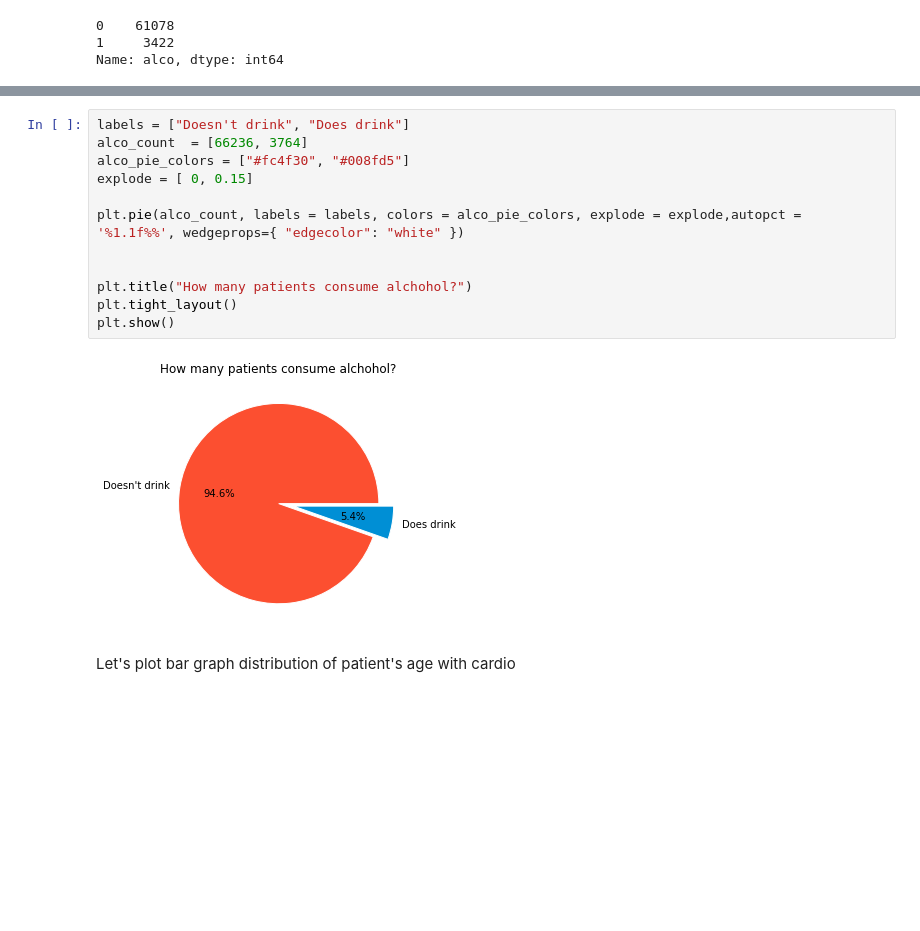
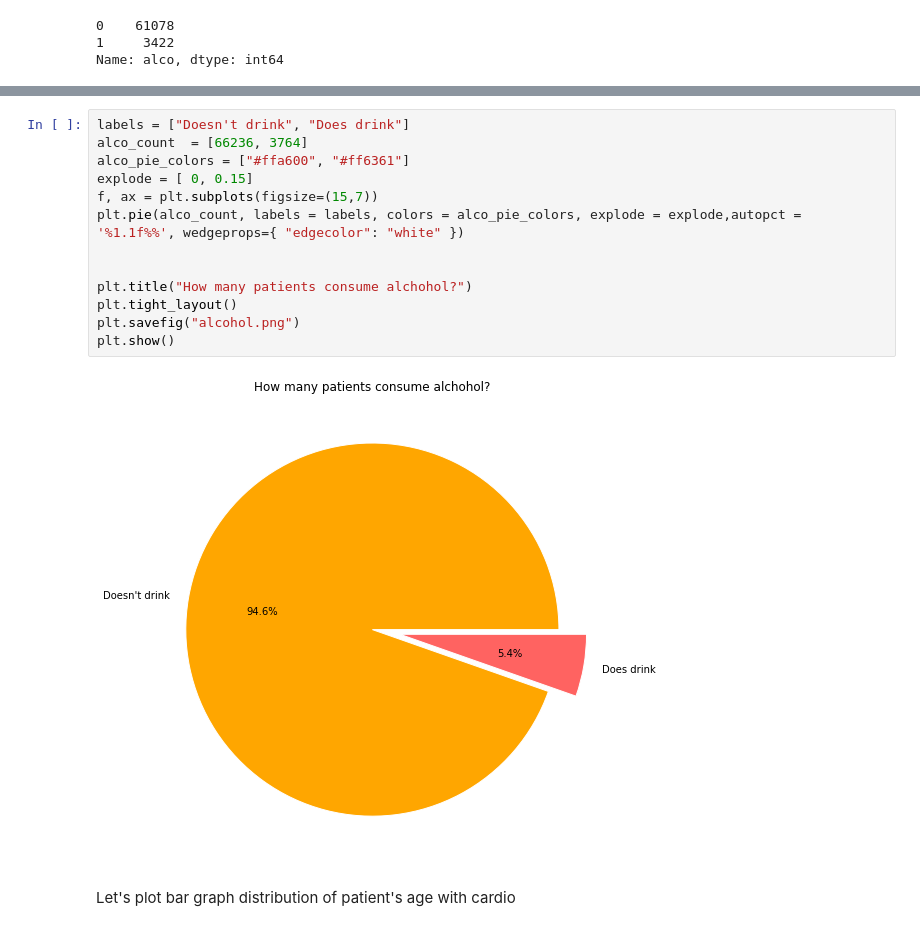
Before and after one commit to itsKarad/CVD_Predictor, a Jupyter notebook: cardiovascular_disease.ipynb, the cells around one changed output, grey strips where cells are left out. Drawn from its saved outputs; the diff is of its cells as text; blank space fills up the shorter version.

```diff
--- a/cardiovascular_disease.ipynb
+++ b/cardiovascular_disease.ipynb
@@ -470,17 +508,18 @@ plt.show()
 # %%
 labels = ["Doesn't drink", "Does drink"]
 alco_count  = [66236, 3764]
-alco_pie_colors = ["#fc4f30", "#008fd5"]
+alco_pie_colors = ["#ffa600", "#ff6361"]
 explode = [ 0, 0.15]
-
+f, ax = plt.subplots(figsize=(15,7))
 plt.pie(alco_count, labels = labels, colors = alco_pie_colors, explode = explode,autopct = '%1.1f%%', wedgeprops={ "edgecolor": "white" })
 
 
 plt.title("How many patients consume alchohol?")
 plt.tight_layout()
+plt.savefig("alcohol.png")
 plt.show()
 # %% [output]
-[figure, old version]
+[figure, new version]
 # %% [markdown]
 Let's plot bar graph distribution of patient's age with cardio
 # %%
```
Also changed, not shown: parts of 19 cells of this notebook.
